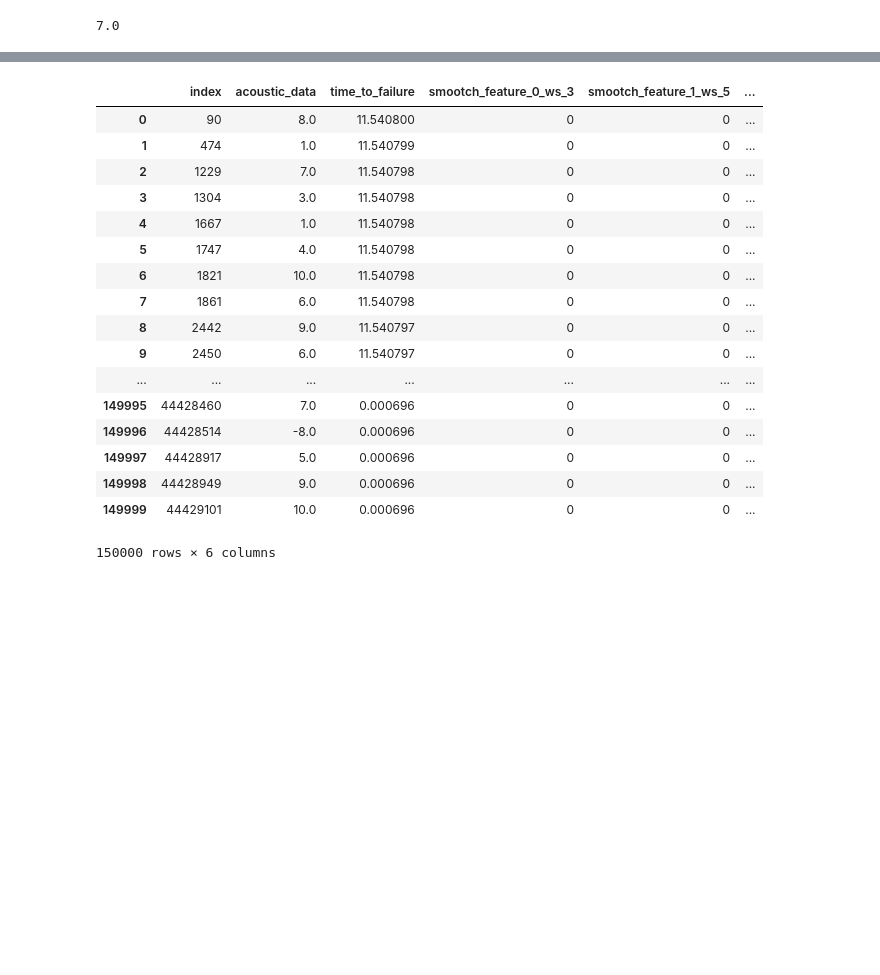
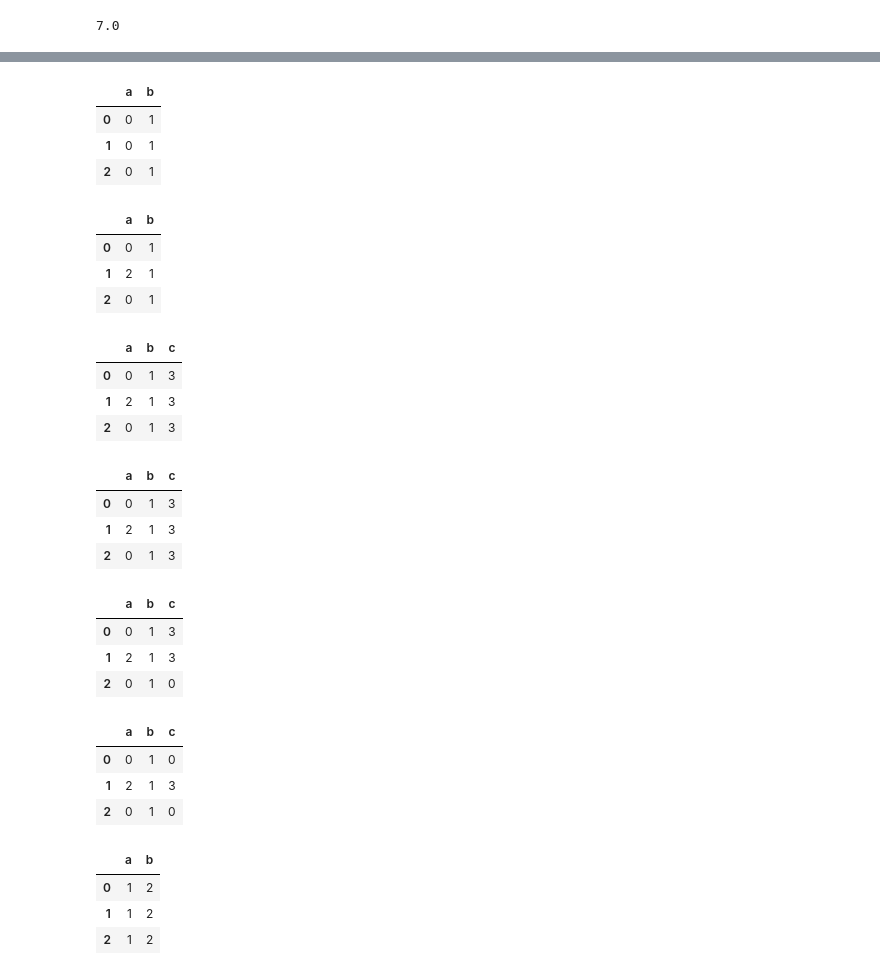
Before and after one commit to contemplat0r/LANL_Earthquake_Prediction, a Jupyter notebook: lanl-models-with-parallel-earthquakes.ipynb, the cells around one changed output, grey strips where cells are left out. Saved outputs shown, nothing was run; the diff lists cells and outputs as text; code cells hidden in the pictures; blank space fills up the shorter version.

```diff
--- a/lanl-models-with-parallel-earthquakes.ipynb
+++ b/lanl-models-with-parallel-earthquakes.ipynb
@@ -489,21 +591,0 @@ earthquake_1_with_additional_features_copy_df.head()
-# %%
-earthquake_1_with_additional_features_copy_df.reset_index()
-# %% [output]
-|  | index | acoustic_data | time_to_failure | smootch_feature_0_ws_3 | smootch_feature_1_ws_5 | ... |
-| 0 | 90 | 8.0 | 11.540800 | 0 | 0 | ... |
-| 1 | 474 | 1.0 | 11.540799 | 0 | 0 | ... |
-| 2 | 1229 | 7.0 | 11.540798 | 0 | 0 | ... |
-| 3 | 1304 | 3.0 | 11.540798 | 0 | 0 | ... |
-| 4 | 1667 | 1.0 | 11.540798 | 0 | 0 | ... |
-| 5 | 1747 | 4.0 | 11.540798 | 0 | 0 | ... |
-| 6 | 1821 | 10.0 | 11.540798 | 0 | 0 | ... |
-| 7 | 1861 | 6.0 | 11.540798 | 0 | 0 | ... |
-| 8 | 2442 | 9.0 | 11.540797 | 0 | 0 | ... |
-| 9 | 2450 | 6.0 | 11.540797 | 0 | 0 | ... |
-| ... | ... | ... | ... | ... | ... | ... |
-| 149995 | 44428460 | 7.0 | 0.000696 | 0 | 0 | ... |
-| 149996 | 44428514 | -8.0 | 0.000696 | 0 | 0 | ... |
-| 149997 | 44428917 | 5.0 | 0.000696 | 0 | 0 | ... |
-| 149998 | 44428949 | 9.0 | 0.000696 | 0 | 0 | ... |
-| 149999 | 44429101 | 10.0 | 0.000696 | 0 | 0 | ... |
-150000 rows × 6 columns
@@ -511,0 +594,27 @@ earthquake_1_df
+# %%
+df = pd.DataFrame({'a': [0, 0, 0], 'b': [1, 1, 1]})
+# %%
+df
+# %% [output]
+|  | a | b |
+| 0 | 0 | 1 |
+| 1 | 0 | 1 |
+| 2 | 0 | 1 |
+# %%
+df.iloc[1]['a'] = 2
+# %%
+df
+# %% [output]
+|  | a | b |
+| 0 | 0 | 1 |
+| 1 | 2 | 1 |
+| 2 | 0 | 1 |
+# %%
+df['c'] = 3
+# %%
+df
+# %% [output]
+|  | a | b | c |
+| 0 | 0 | 1 | 3 |
+| 1 | 2 | 1 | 3 |
+| 2 | 0 | 1 | 3 |
@@ -511,0 +623,7 @@ earthquake_1_df
+# %%
+df
+# %% [output]
+|  | a | b | c |
+| 0 | 0 | 1 | 3 |
+| 1 | 2 | 1 | 3 |
+| 2 | 0 | 1 | 3 |
@@ -511,0 +632,7 @@ earthquake_1_df
+# %%
+df
+# %% [output]
+|  | a | b | c |
+| 0 | 0 | 1 | 3 |
+| 1 | 2 | 1 | 3 |
+| 2 | 0 | 1 | 0 |
@@ -511,0 +641,7 @@ earthquake_1_df
+# %%
+df
+# %% [output]
+|  | a | b | c |
+| 0 | 0 | 1 | 0 |
+| 1 | 2 | 1 | 3 |
+| 2 | 0 | 1 | 0 |
@@ -511,0 +650,7 @@ earthquake_1_df
+# %%
+df1
+# %% [output]
+|  | a | b |
+| 0 | 1 | 2 |
+| 1 | 1 | 2 |
+| 2 | 1 | 2 |
```
Also changed, not shown: parts of 17 cells of this notebook.
